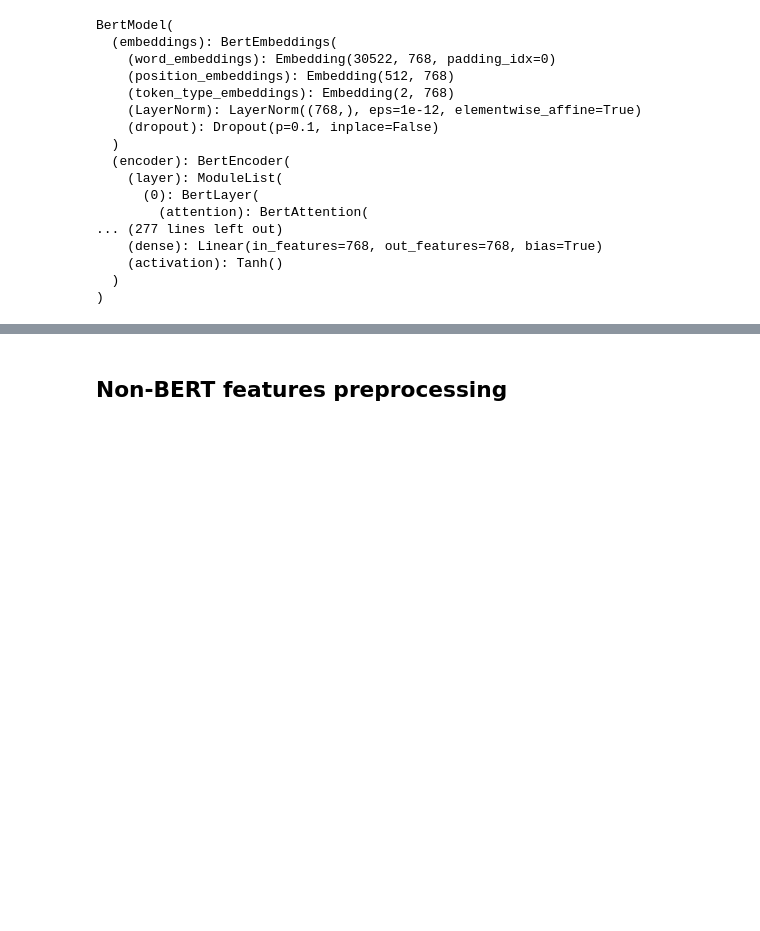
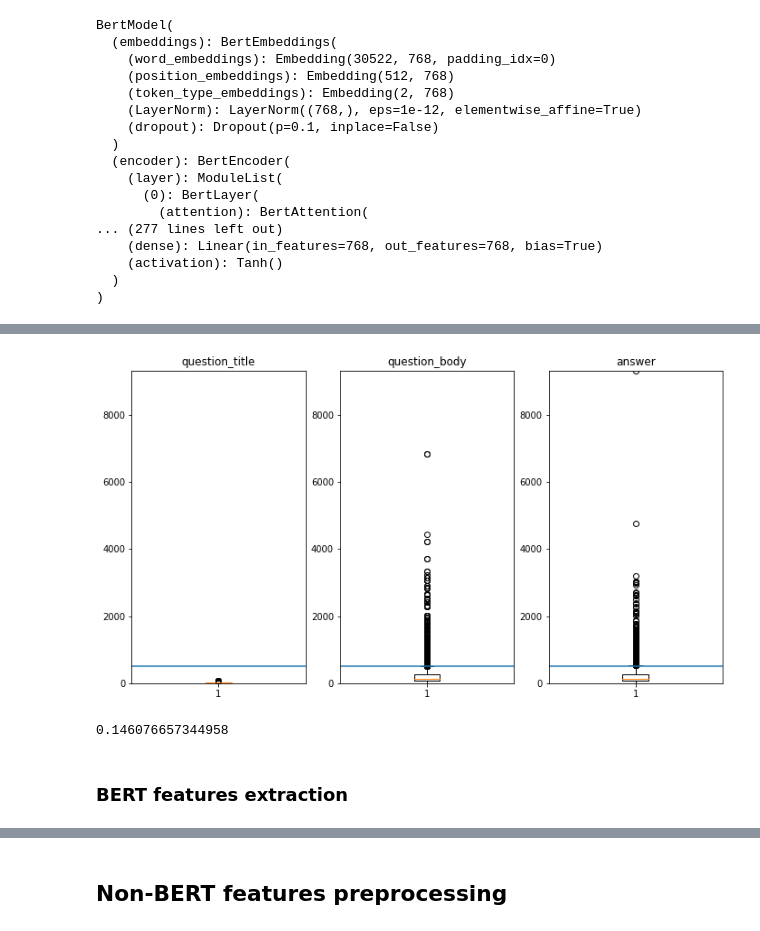
Before and after one commit to SolbiatiAlessandro/google_q-a_labellling, a Jupyter notebook: notebooks/baseline.ipynb, the cells around one changed output, grey strips where cells are left out. Cells and saved outputs as stored; diff of their text form; code cells hidden in the pictures; blank space fills up the shorter version.

Commit message:
BERT features lin

```diff
--- a/notebooks/baseline.ipynb
+++ b/notebooks/baseline.ipynb
@@ -24 +28,5 @@ import torch
+# %%
+BERT_columns = ['question_title', 'question_body', 'answer']
+BERT_max_sentence_size = 512
+BERT_embedding_size = 768
 # %%
@@ -56,0 +68,3 @@ torch.Size([1, 8, 768])
+# %%
+def BERT_tokens(string):
+    return tokenizer(string, return_tensors="pt")
@@ -56,0 +78,5 @@ torch.Size([1, 8, 768])
+# %%
+token_length_data = {}
+for col in BERT_columns:
+    token_length = X[col].apply(lambda string: BERT_tokens(string).input_ids.shape[1])
+    token_length_data[col] = token_length
@@ -56,0 +101,26 @@ torch.Size([1, 8, 768])
+# %%
+plt.close()
+fig = plt.figure()
+plt.rcParams['figure.figsize'] = [13, 6]
+max_token_length = max([max(token_length) for token_length in token_length_data.values()])
+for idx, col in enumerate(BERT_columns):
+        ax = plt.subplot(1, 3, idx + 1)
+        plt.boxplot(token_length_data[col])
+        ax.set_title('%s' % (col))
+        ax.set_ylim((0, max_token_length))
+        ax.axhline(BERT_max_sentence_size)
+plt.subplots_adjust(bottom=0.1, right=0.95, top=0.9)
+plt.show()
+# %% [output]
+[figure, added]
+# %%
+token_length_filter = [1] * len(X)
+for idx, col in enumerate(BERT_columns):
+    for i, length in enumerate(token_length_data[col]):
+        if length > BERT_max_sentence_size:
+            token_length_filter[i] = 0
+1 - len([*filter(lambda x: x, token_length_filter)]) / len(X)
+# %% [output]
+0.146076657344958
+# %% [markdown]
+### BERT features extraction
```
Also changed, not shown: parts of 23 cells of this notebook.
